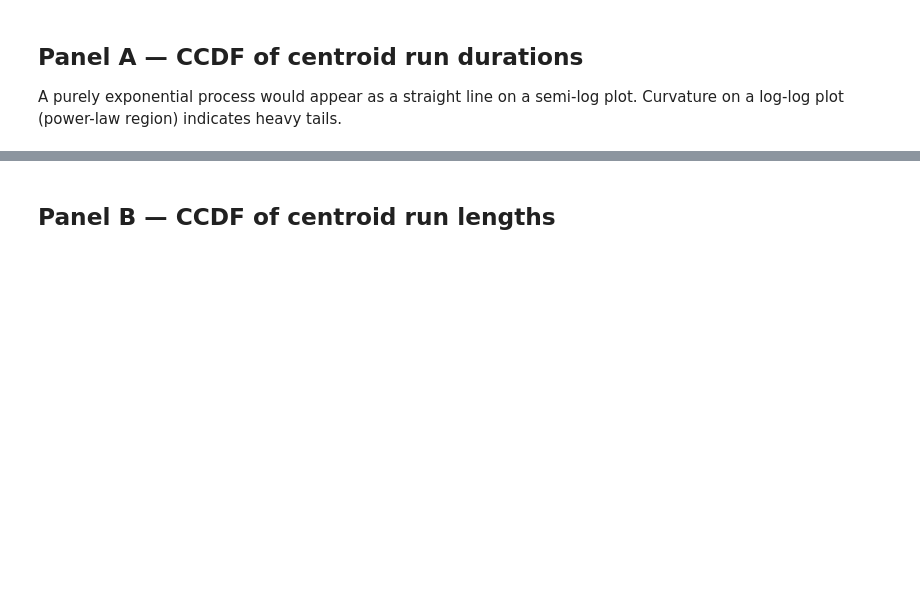
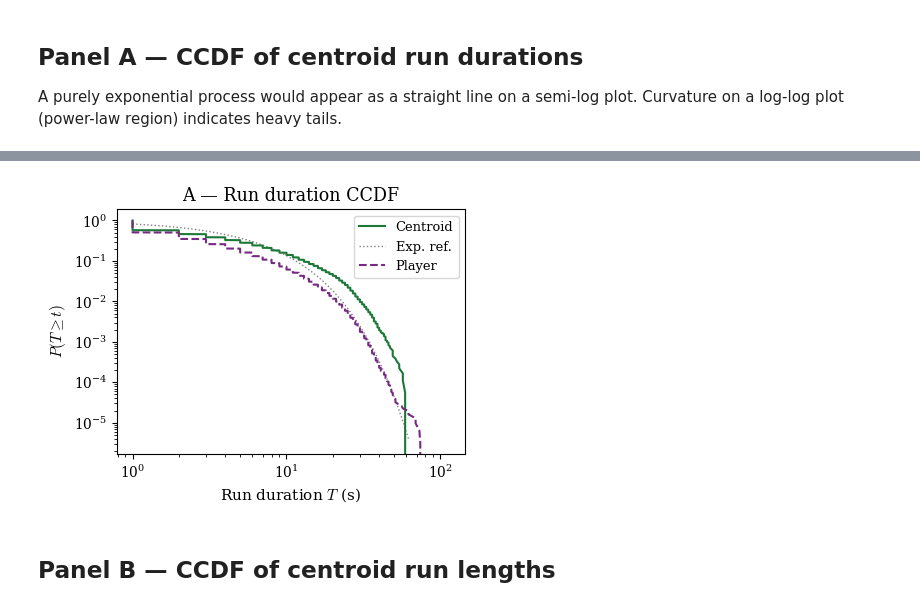
Before and after one commit to DGradeci/Athlelorien, a Jupyter notebook: analysis/levy_paper/notebooks/02_transport_phenotype.ipynb, the cells around one changed output, grey strips where cells are left out. Cells and saved outputs as stored; diff of their text form; code cells hidden in the pictures; blank space fills up the shorter version.

```diff
--- a/analysis/levy_paper/notebooks/02_transport_phenotype.ipynb
+++ b/analysis/levy_paper/notebooks/02_transport_phenotype.ipynb
@@ -48,9 +53,9 @@ print(f"Runs:  {len(runs_long):,}  |  MSD lags: {msd_long['lag_s'].nunique()}")
 A purely exponential process would appear as a straight line on a semi-log plot.
 Curvature on a log-log plot (power-law region) indicates heavy tails.
 # %%
-centroid_runs = runs_long.loc[runs_long["entity"] == "centroid"].copy()
-player_runs   = runs_long.loc[runs_long["entity"] == "player"].copy()
+centroid_runs = runs_long.loc[runs_long["track_type"] == "centroid"].copy()
+player_runs   = runs_long.loc[runs_long["track_type"] == "player_abs"].copy()
 
 print(f"Centroid runs: {len(centroid_runs):,}")
 print(f"Player runs:   {len(player_runs):,}")
-print(centroid_runs[["duration_s", "length_m", "speed_mps"]].describe())
+print(centroid_runs[["duration_s", "run_length_m", "v_mean_mps"]].describe())
@@ -57,17 +74,17 @@ print(centroid_runs[["duration_s", "length_m", "speed_mps"]].describe())
 # %%
 fig_a, ax_a = plt.subplots(figsize=(4.5, 3.5))
 
-plot_ccdf(ax_a, centroid_runs["duration_s"],
-          label="Centroid", color="#1b7837", reference_exp=True)
-plot_ccdf(ax_a, player_runs["duration_s"],
-          label="Player",   color="#762a83", ls="--")
+plot_ccdf(ax_a, centroid_runs["duration_s"], label="Centroid", color="#1b7837", reference_exp=True)
+plot_ccdf(ax_a, player_runs["duration_s"],   label="Player",   color="#762a83", ls="--")
 
 ax_a.set_xlabel("Run duration $T$ (s)")
 ax_a.set_ylabel(r"$P(T \geq t)$")
 ax_a.set_title("A — Run duration CCDF")
 ax_a.legend()
 plt.tight_layout()
 plt.show()
+# %% [output]
+[figure, added]
 # %% [markdown]
 ## Panel B — CCDF of centroid run lengths
 # %%
```
Also changed, not shown: parts of 6 cells of this notebook, 3 other files.
